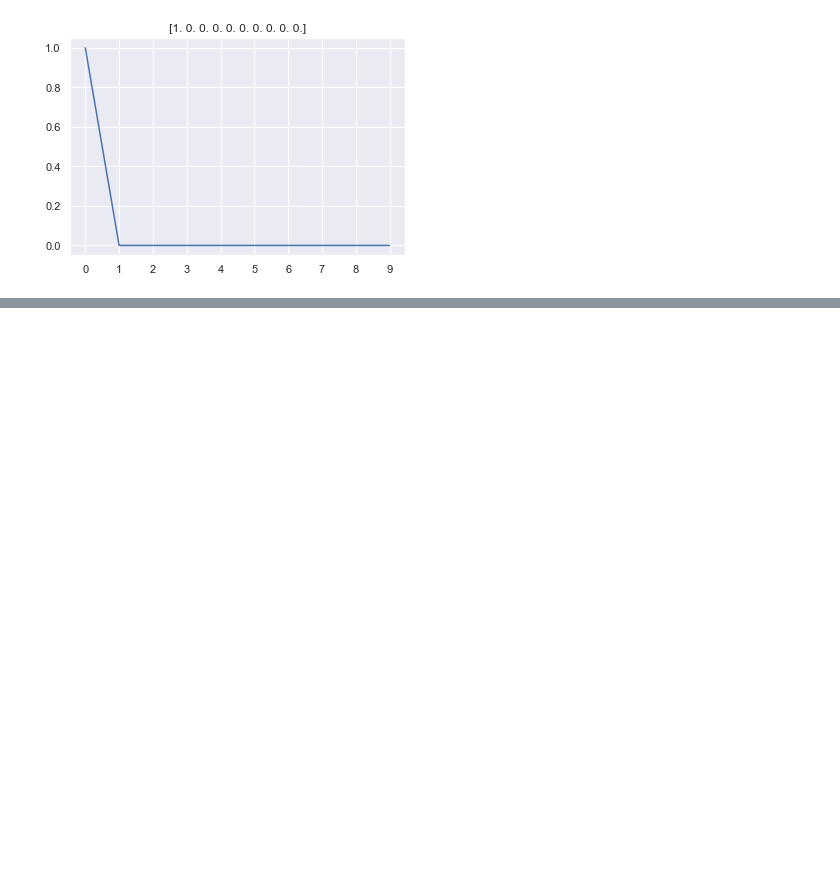
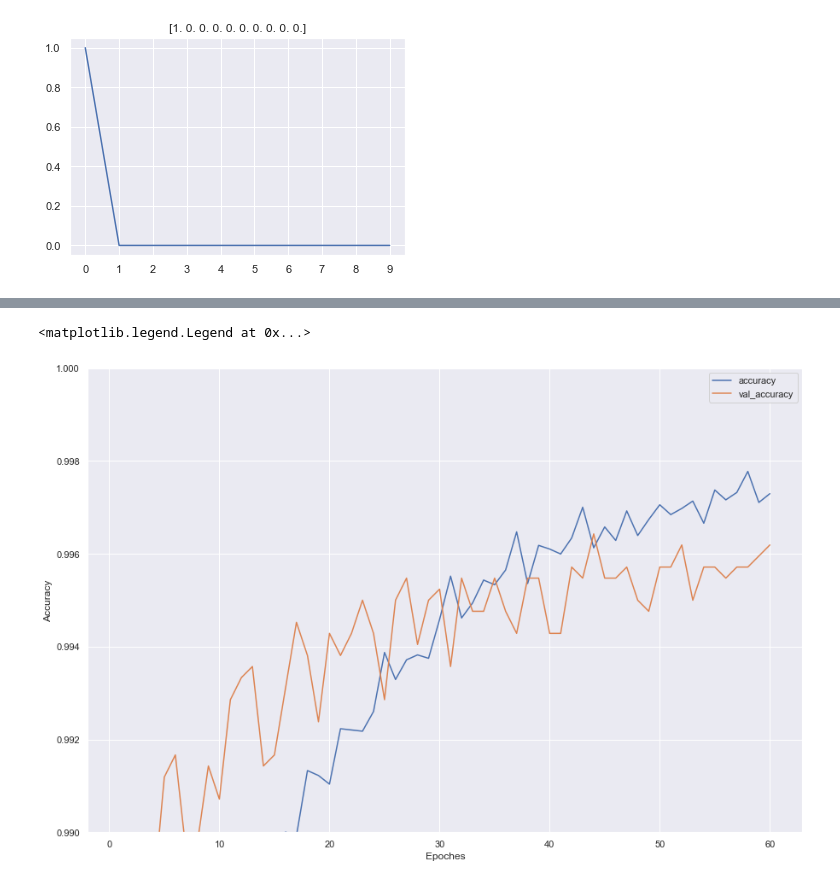
Before and after one commit to wonheejo/Kaggle-Digit-Recognizer, a Jupyter notebook: Digit Recognizer 2.ipynb, the cells around one changed output, grey strips where cells are left out. Cells and saved outputs as stored; diff of their text form; code cells hidden in the pictures; blank space fills up the shorter version.

```diff
--- a/Digit Recognizer 2.ipynb
+++ b/Digit Recognizer 2.ipynb
@@ -184,12 +203,17 @@ plt.ylabel('Learning rate')
 # %%
 accuracy = cnn_history['accuracy']
 val_accuracy = cnn_history['val_accuracy']
 epochs = range(1, len(val_losses)+1)
-
-plt.plot(epochs, accuracy, 'bo')
-plt.plot(epochs, val_accuracy, 'b+')
+fig = plt.subplots(figsize=(15, 10))
+sns.lineplot(epochs, accuracy, label='accuracy' )
+sns.lineplot(epochs, val_accuracy, label='val_accuracy')
+plt.ylim(0.99, 1)
 plt.xlabel('Epoches')
 plt.ylabel('Accuracy')
+plt.legend(loc='best')
+# %% [output]
+<matplotlib.legend.Legend at 0x...>
+[figure, added]
 # %%
 finalmodels = cnn_model.predict(x_test)
 results = np.argmax(finalmodels, axis=1)
```
Also changed, not shown: parts of 13 cells of this notebook, 9 other files.
